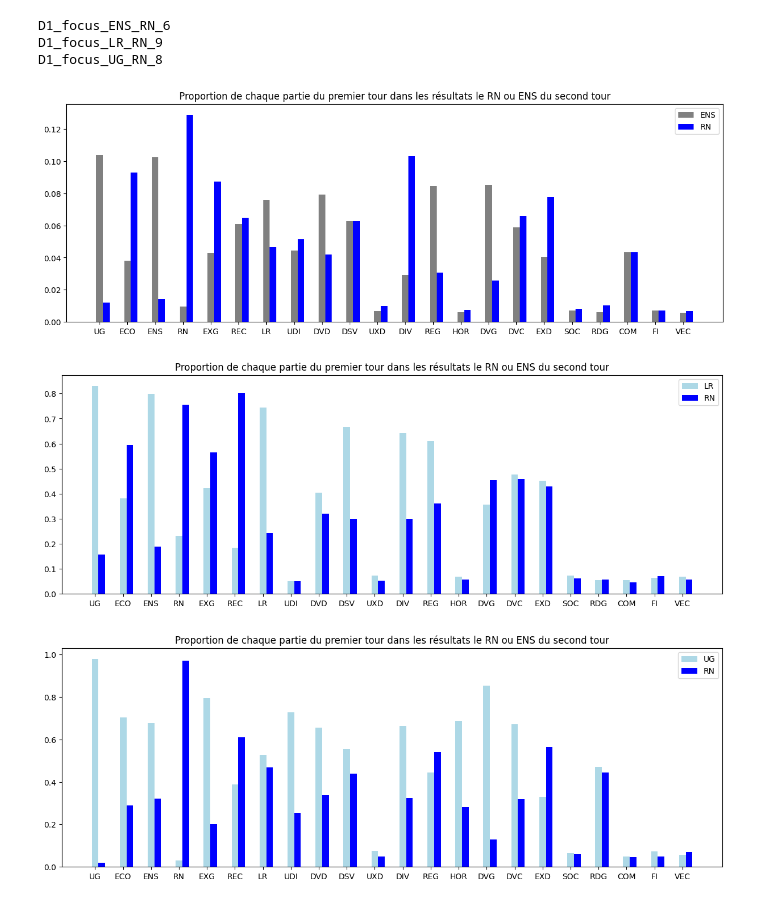
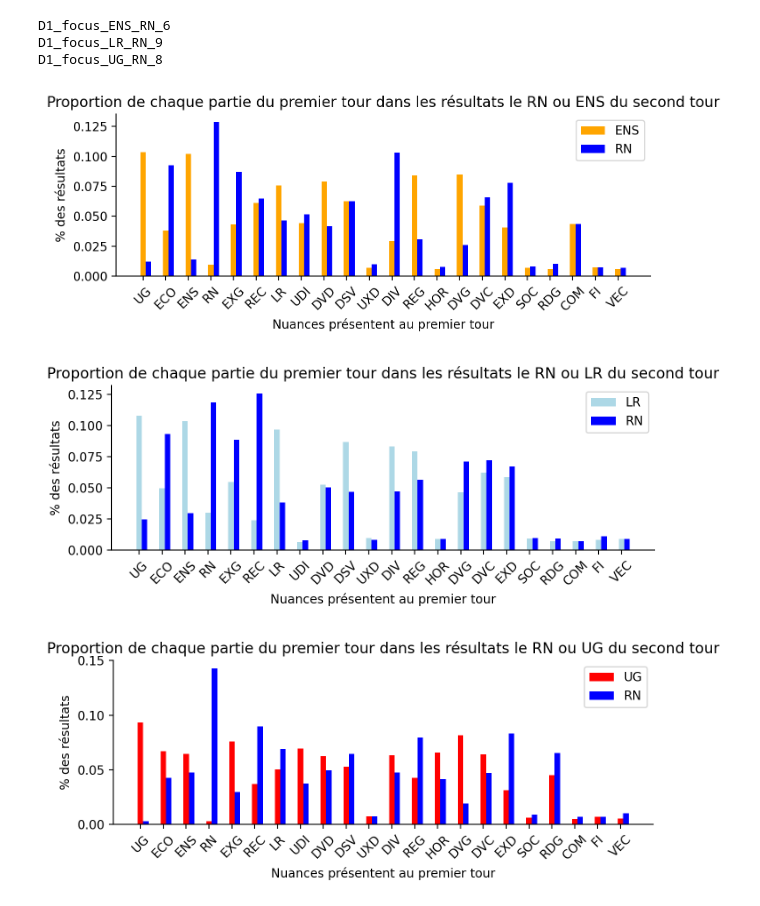
Before and after one commit to alexandre-laine/Pipeline_Elections_Legislatives, a Jupyter notebook: main/D2_Results_Visualisation.ipynb, the cells around one changed output. Drawn from its saved outputs; the diff is of its cells as text; code cells hidden in the pictures.

```diff
--- a/main/D2_Results_Visualisation.ipynb
+++ b/main/D2_Results_Visualisation.ipynb
@@ -20,8 +20,8 @@ D1_focus_ENS_RN_6
 D1_focus_LR_RN_9
 D1_focus_UG_RN_8
 # %%
-df_1f = pd.read_csv(os.path.join(prm.datasets_path, f"DF_{prm.dataset_1er_tour}.csv"))
-df_2f = pd.read_csv(os.path.join(prm.datasets_path, f"DF_{prm.dataset_2nd_tour}.csv"))
+df_1f = pd.read_csv(os.path.join(prm.datasets_pp_path, f"DF_{prm.dataset_1er_tour}.csv"))
+df_2f = pd.read_csv(os.path.join(prm.datasets_pp_path, f"DF_{prm.dataset_2nd_tour}.csv"))
 # %%
 Nuances_1er_tour = df_1f.keys()[:-1]
 Nuances_2nd_tour = df_2f.keys()[:-1]
@@ -34,10 +34,11 @@ M_ENS_RN_norm = M_ENS_RN / M_ENS_RN.sum(axis=0)
 fig,ax = plt.subplots(
     nrows=1,
     ncols=1,
-    figsize=(15,5)
+    figsize=(7,3),
+    dpi=200
 )
 ff = ["ENS","RN"]
-colors = ["grey","blue"]
+colors = ["orange","blue"]
 width = 0.25  # the width of the bars
 offset = 0
 
@@ -55,13 +56,18 @@ for i in range(M_ENS_RN.shape[-1]):
 ax.legend()
 ax.set_xticks(
     np.linspace(0, M_ENS_RN_norm.shape[0], M_ENS_RN_norm.shape[0]),
-    Nuances_1er_tour
+    Nuances_1er_tour,
+    rotation=45
 )
-
+ax.spines[["top","right"]].set_visible(False)
 ax.set_title("Proportion de chaque partie du premier tour dans les résultats le RN ou ENS du second tour")
+ax.set_xlabel("Nuances présentent au premier tour")
+ax.set_ylabel("% des résultats")
+plt.tight_layout()
+plt.savefig(os.path.join(prm.figures_path, "Focus_ENS_RN.pdf"), dpi=200)
 plt.show()
 # %% [output]
-[figure, old version]
+[figure, new version]
 # %%
 M_LR_RN = np.concatenate([Matrice[1][:,3:4], Matrice[1][:,2:3]], axis=1)
 M_LR_RN_norm = M_LR_RN / M_LR_RN.sum(axis=0)
@@ -69,7 +75,8 @@ M_LR_RN_norm = M_LR_RN / M_LR_RN.sum(axis=0)
 fig,ax = plt.subplots(
     nrows=1,
     ncols=1,
-    figsize=(15,5)
+    figsize=(7,3),
+    dpi=200
 )
 ff = ["LR","RN"]
 colors = ["lightblue","blue"]
@@ -80,7 +87,7 @@ for i in range(M_ENS_RN.shape[-1]):
 
     ax.bar(
         x = np.linspace(0, M_LR_RN.shape[0], M_LR_RN.shape[0]) + offset,
-        height = M_LR_RN[:,i],
+        height = M_LR_RN_norm[:,i],
         width = width,
         color=colors[i],
         label = ff[i]
@@ -90,45 +97,56 @@ for i in range(M_ENS_RN.shape[-1]):
 ax.legend()
 ax.set_xticks(
     np.linspace(0, M_LR_RN.shape[0], M_LR_RN.shape[0]),
-    Nuances_1er_tour
+    Nuances_1er_tour,
+    rotation=45
 )
-
-ax.set_title("Proportion de chaque partie du premier tour dans les résultats le RN ou ENS du second tour")
+ax.spines[["top","right"]].set_visible(False)
+ax.set_title("Proportion de chaque partie du premier tour dans les résultats le RN ou LR du second tour")
+ax.set_xlabel("Nuances présentent au premier tour")
+ax.set_ylabel("% des résultats")
+plt.tight_layout()
+plt.savefig(os.path.join(prm.figures_path, "Focus_LR_RN.pdf"), dpi=200)
 plt.show()
 # %% [output]
-[figure, old version]
+[figure, new version]
 # %%
 M_UG_RN = np.concatenate([Matrice[2][:,1:2], Matrice[2][:,2:3]], axis=1)
 M_UG_RN_norm = M_UG_RN / M_UG_RN.sum(axis=0)
 
 fig,ax = plt.subplots(
     nrows=1,
     ncols=1,
-    figsize=(15,5)
+    figsize=(7,3),
+    dpi=200
 )
 ff = ["UG","RN"]
-color = ["red","blue"]
+colors = ["red","blue"]
 width = 0.25  # the width of the bars
 offset = 0
 
 for i in range(M_UG_RN.shape[-1]):
 
     ax.bar(
         x = np.linspace(0, M_UG_RN.shape[0], M_UG_RN.shape[0]) + offset,
-        height = M_UG_RN[:,i],
+        height = M_UG_RN_norm[:,i],
         width = width,
         color=colors[i],
         label = ff[i]
         )
     offset += width
 
 ax.legend()
 ax.set_xticks(
     np.linspace(0, M_UG_RN.shape[0], M_UG_RN.shape[0]),
-    Nuances_1er_tour
+    Nuances_1er_tour,
+    rotation=45
 )
-
-ax.set_title("Proportion de chaque partie du premier tour dans les résultats le RN ou ENS du second tour")
+ax.spines[["top","right"]].set_visible(False)
+ax.set_title("Proportion de chaque partie du premier tour dans les résultats le RN ou UG du second tour")
+ax.set_xlabel("Nuances présentent au premier tour")
+ax.set_ylabel("% des résultats")
+plt.tight_layout()
+plt.savefig(os.path.join(prm.figures_path, "Focus_UG_RN.pdf"), dpi=200)
 plt.show()
 # %% [output]
-[figure, old version]
+[figure, new version]
```
Also changed, not shown: 42 other files.
